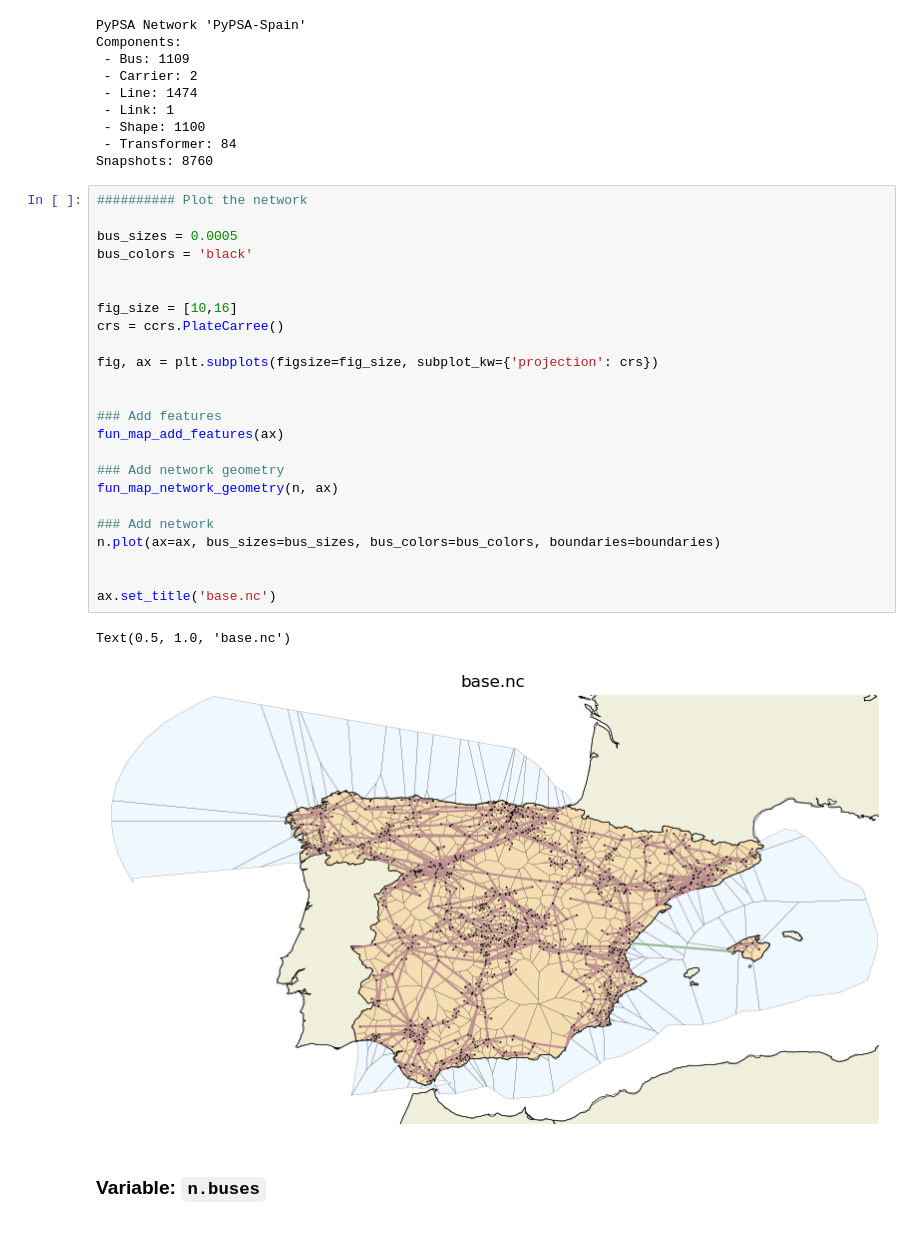
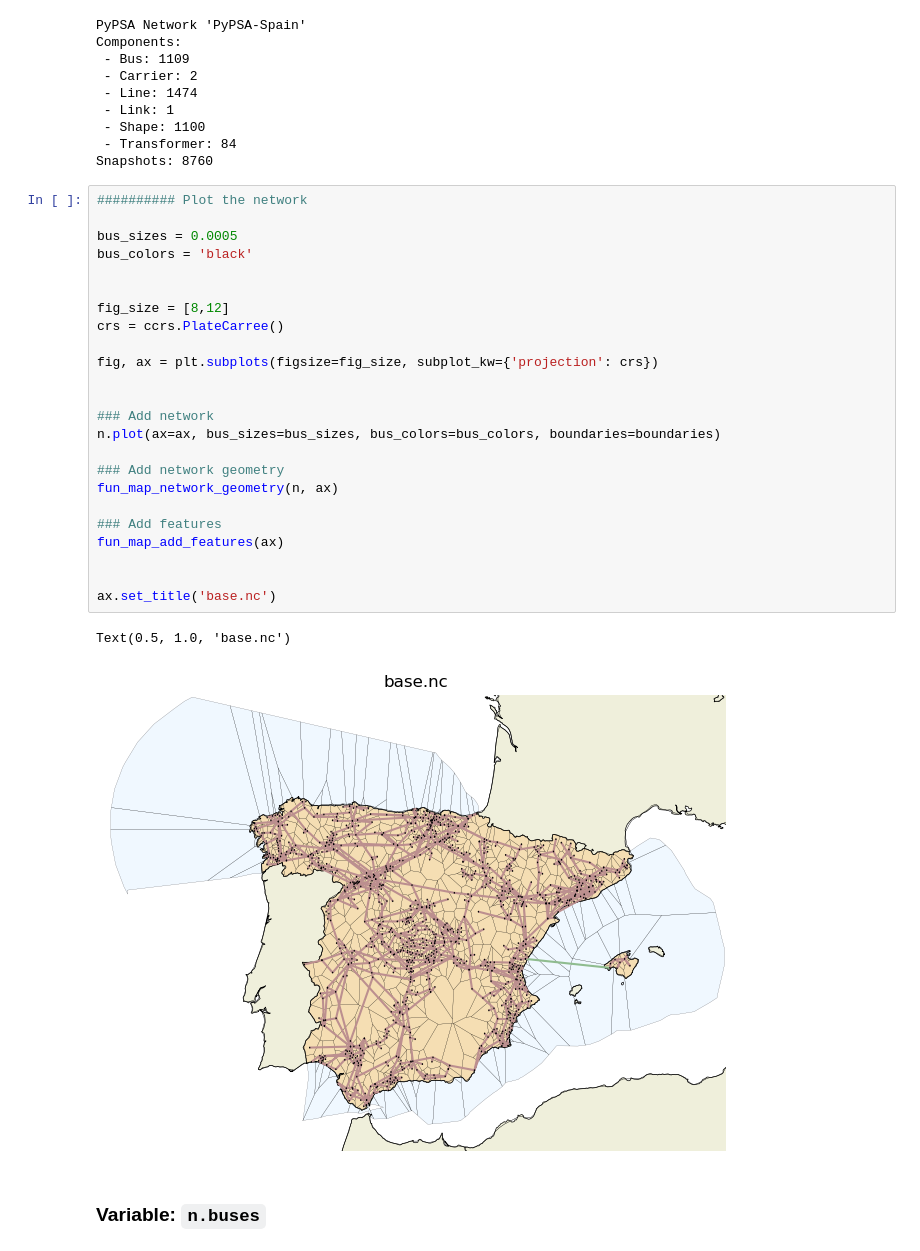
Before and after one commit to cristobal-GC/pypsaX-notebooks, a Jupyter notebook: rules/base_network.ipynb, the cells around one changed output. Saved outputs shown, nothing was run; the diff lists cells and outputs as text.

```diff
--- a/rules/base_network.ipynb
+++ b/rules/base_network.ipynb
@@ -62,30 +62,30 @@ Snapshots: 8760
 # %%
 ########## Plot the network
 
 bus_sizes = 0.0005
 bus_colors = 'black'
 
 
-fig_size = [10,16]
+fig_size = [8,12]
 crs = ccrs.PlateCarree()
 
 fig, ax = plt.subplots(figsize=fig_size, subplot_kw={'projection': crs})
 
 
-### Add features
-fun_map_add_features(ax)
+### Add network
+n.plot(ax=ax, bus_sizes=bus_sizes, bus_colors=bus_colors, boundaries=boundaries)
 
 ### Add network geometry
 fun_map_network_geometry(n, ax)
 
-### Add network
-n.plot(ax=ax, bus_sizes=bus_sizes, bus_colors=bus_colors, boundaries=boundaries)
+### Add features
+fun_map_add_features(ax)
 
 
 ax.set_title('base.nc')
 # %% [output]
 Text(0.5, 1.0, 'base.nc')
-[figure, old version]
+[figure, new version]
 # %% [markdown]
 ### Variable: `n.buses`
 # %% [markdown]
```
